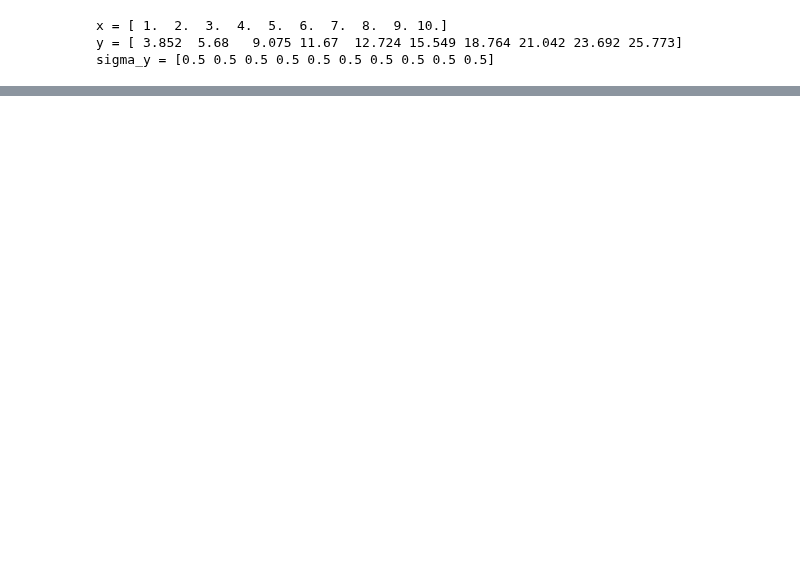
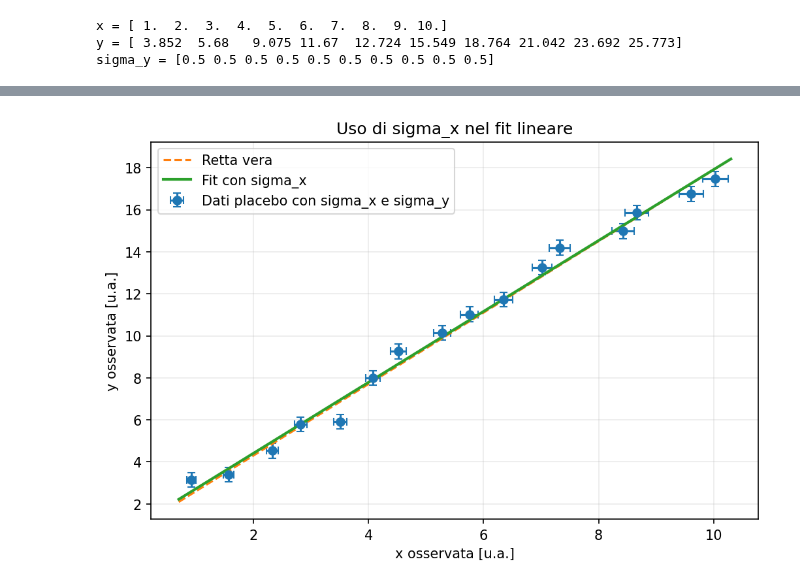
Before and after one commit to giancarmine-sparso/mespy, a Jupyter notebook: notebooks/test_fit_utils.ipynb, the cells around one changed output, grey strips where cells are left out. Cells and saved outputs as stored; diff of their text form; code cells hidden in the pictures; blank space fills up the shorter version.

```diff
--- a/notebooks/test_fit_utils.ipynb
+++ b/notebooks/test_fit_utils.ipynb
@@ -65,0 +145,34 @@ mlt.lin_fit(
+# %%
+x_grid = np.linspace(x_true_sigma_x.min() - 0.3, x_true_sigma_x.max() + 0.3, 300)
+
+plt.figure(figsize=(8, 5), dpi=150)
+plt.errorbar(
+    x_obs,
+    y_obs,
+    xerr=sigma_x,
+    yerr=sigma_y_sigma_x,
+    fmt="o",
+    capsize=3,
+    label="Dati placebo con sigma_x e sigma_y",
+)
+plt.plot(
+    x_grid,
+    m_true_sigma_x * x_grid + c_true_sigma_x,
+    "--",
+    linewidth=1.5,
+    label="Retta vera",
+)
+plt.plot(
+    x_grid,
+    fit_sigma_x["m"] * x_grid + fit_sigma_x["c"],
+    linewidth=2,
+    label="Fit con sigma_x",
+)
+plt.xlabel("x osservata [u.a.]")
+plt.ylabel("y osservata [u.a.]")
+plt.title("Uso di sigma_x nel fit lineare")
+plt.grid(alpha=0.25)
+plt.legend()
+plt.show()
+# %% [output]
+[figure, added]
```
Also changed, not shown: parts of 9 cells of this notebook, 8 other files.
